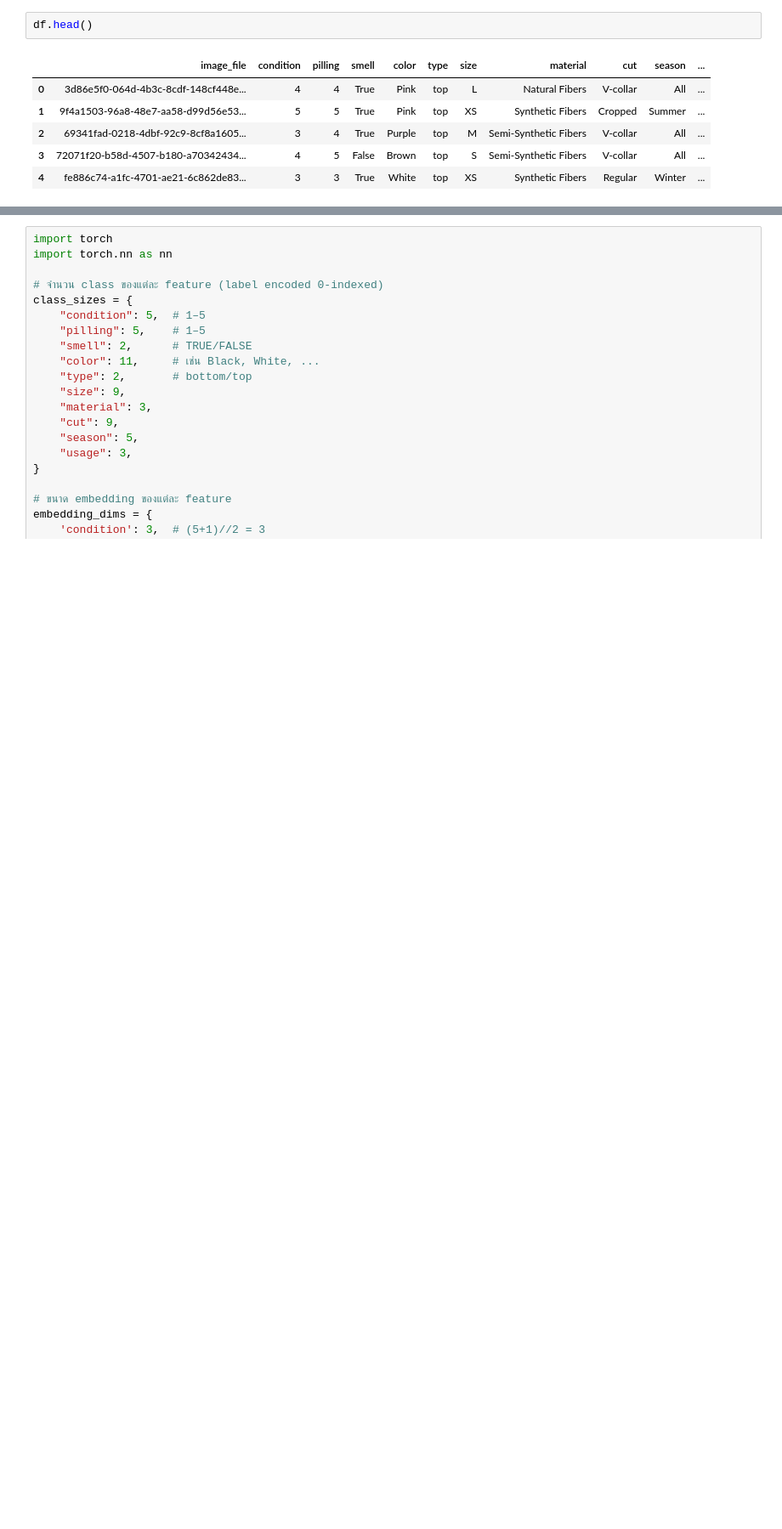
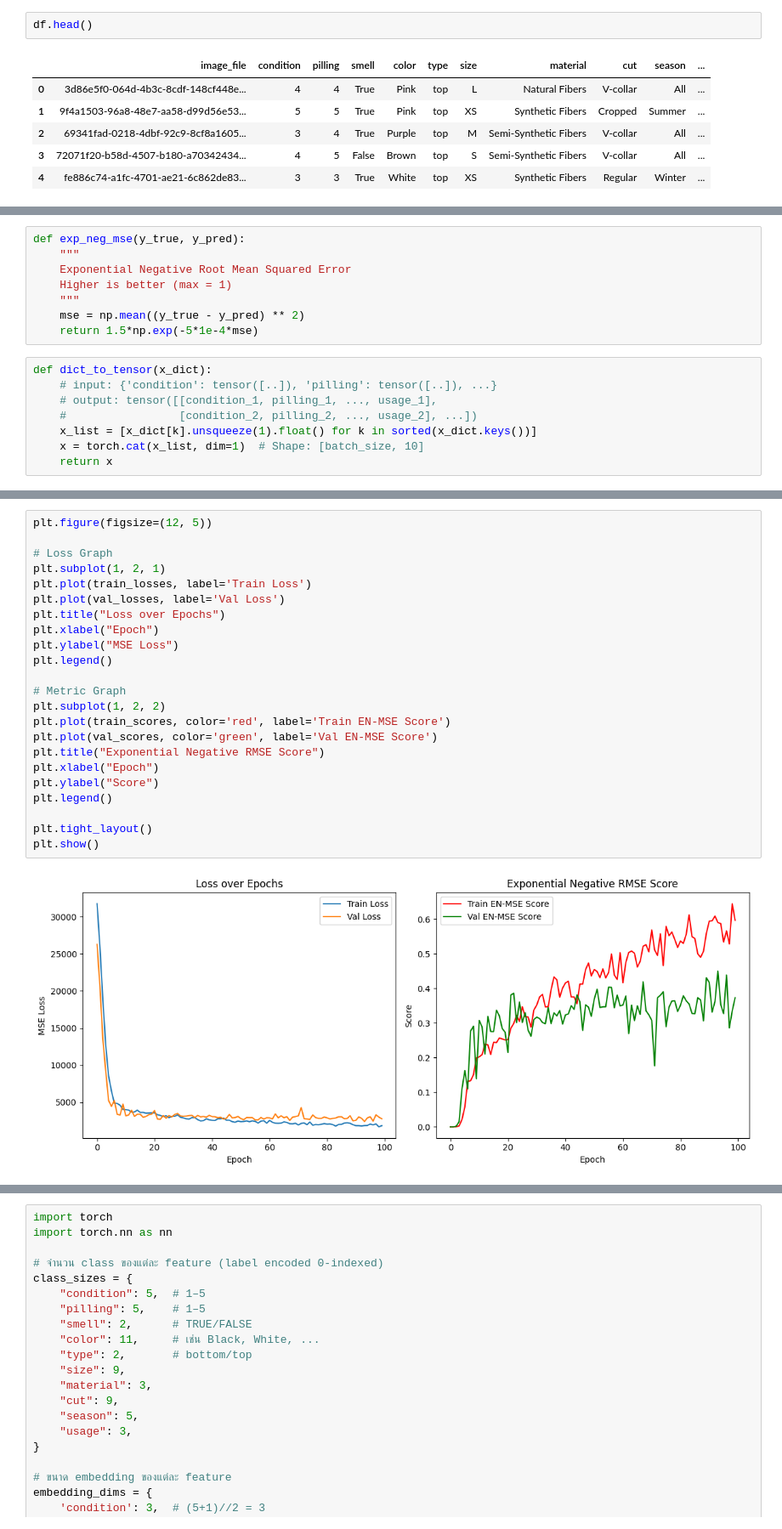
Before and after one commit to Kittipong-Dev/secondhand-pricing-model, a Jupyter notebook: secondhand_pricing_model.ipynb, the cells around one changed output, grey strips where cells are left out. Shown at 85% size. Cells and saved outputs as stored; diff of their text form; blank space fills up the shorter version.

```diff
--- a/secondhand_pricing_model.ipynb
+++ b/secondhand_pricing_model.ipynb
@@ -472,0 +659,16 @@ df.head()
+# %%
+def exp_neg_mse(y_true, y_pred):
+    """
+    Exponential Negative Root Mean Squared Error
+    Higher is better (max = 1)
+    """
+    mse = np.mean((y_true - y_pred) ** 2)
+    return 1.5*np.exp(-5*1e-4*mse)
+# %%
+def dict_to_tensor(x_dict):
+    # input: {'condition': tensor([..]), 'pilling': tensor([..]), ...}
+    # output: tensor([[condition_1, pilling_1, ..., usage_1],
+    #                 [condition_2, pilling_2, ..., usage_2], ...])
+    x_list = [x_dict[k].unsqueeze(1).float() for k in sorted(x_dict.keys())]
+    x = torch.cat(x_list, dim=1)  # Shape: [batch_size, 10]
+    return x
@@ -472,0 +779,25 @@ df.head()
+# %%
+plt.figure(figsize=(12, 5))
+
+# Loss Graph
+plt.subplot(1, 2, 1)
+plt.plot(train_losses, label='Train Loss')
+plt.plot(val_losses, label='Val Loss')
+plt.title("Loss over Epochs")
+plt.xlabel("Epoch")
+plt.ylabel("MSE Loss")
+plt.legend()
+
+# Metric Graph
+plt.subplot(1, 2, 2)
+plt.plot(train_scores, color='red', label='Train EN-MSE Score')
+plt.plot(val_scores, color='green', label='Val EN-MSE Score')
+plt.title("Exponential Negative RMSE Score")
+plt.xlabel("Epoch")
+plt.ylabel("Score")
+plt.legend()
+
+plt.tight_layout()
+plt.show()
+# %% [output]
+[figure, added]
```
Also changed, not shown: parts of 33 cells of this notebook.
